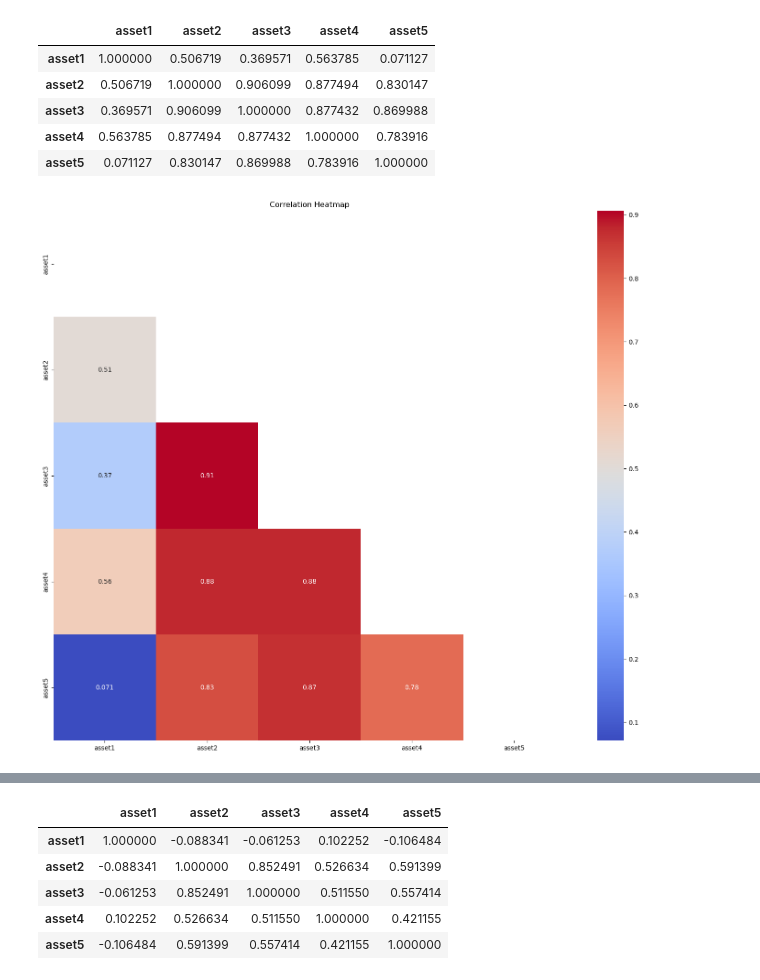
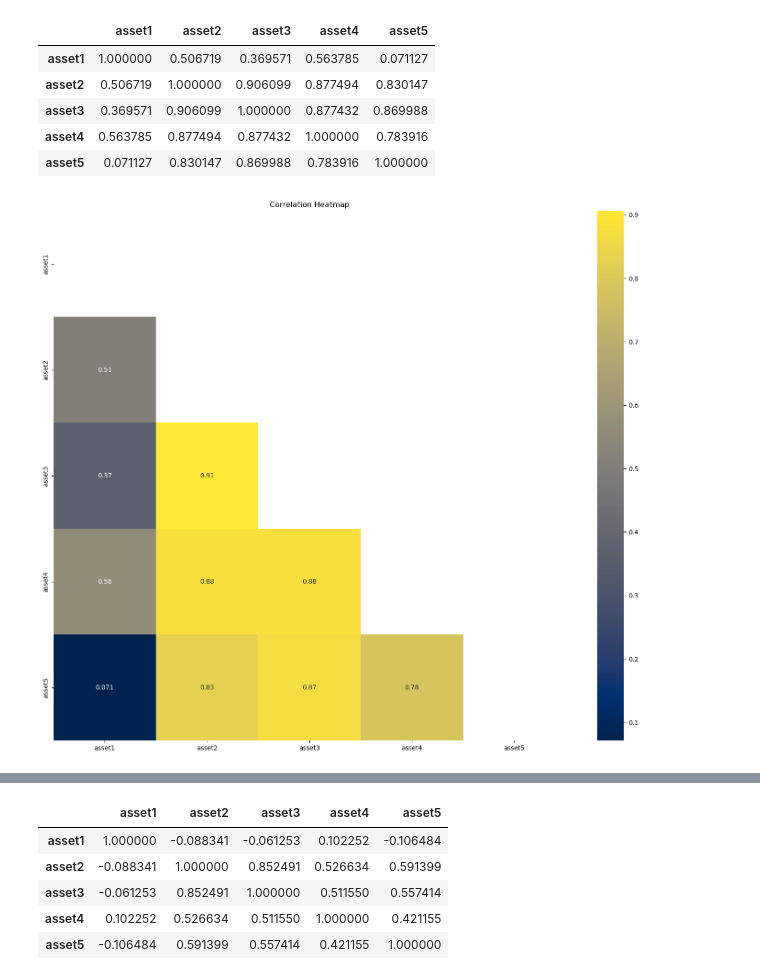
Before and after one commit to Bumbledebee/Financial-Portfolio-Analysis, a Jupyter notebook: Tech-Challenge.ipynb, the cells around one changed output, grey strips where cells are left out. Cells and saved outputs as stored; diff of their text form; code cells hidden in the pictures.

```diff
--- a/Tech-Challenge.ipynb
+++ b/Tech-Challenge.ipynb
@@ -210,14 +214,14 @@ df.corr() # this is checking the pearson correlations which is checking for line
 # %%
 mask = np.zeros_like(df.corr())
 mask[np.triu_indices_from(mask)] = True #hide repeat half of the matrix
 
 # Setting up the matplotlib figure with an appropriate size
 plt.figure(figsize=(18, 15))
 
 # Drawing the heatmap for the numerical columns
-sns.heatmap(df.corr(), annot=True, cmap="coolwarm", mask=mask)
+sns.heatmap(df.corr(), annot=True, cmap="cividis", mask=mask)
 
 plt.title("Correlation Heatmap")
 plt.show()
 # %% [output]
-[figure, old version]
+[figure, new version]
```
Also changed, not shown: parts of 32 cells of this notebook.
